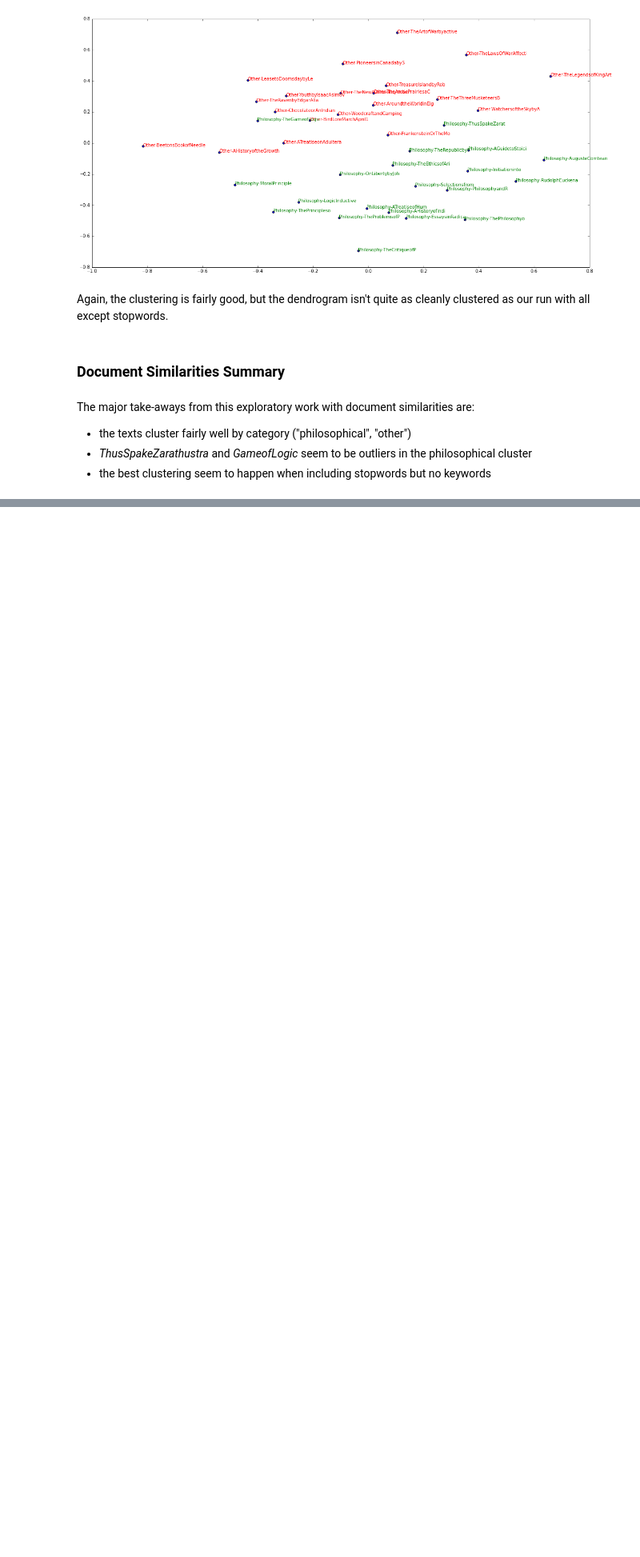
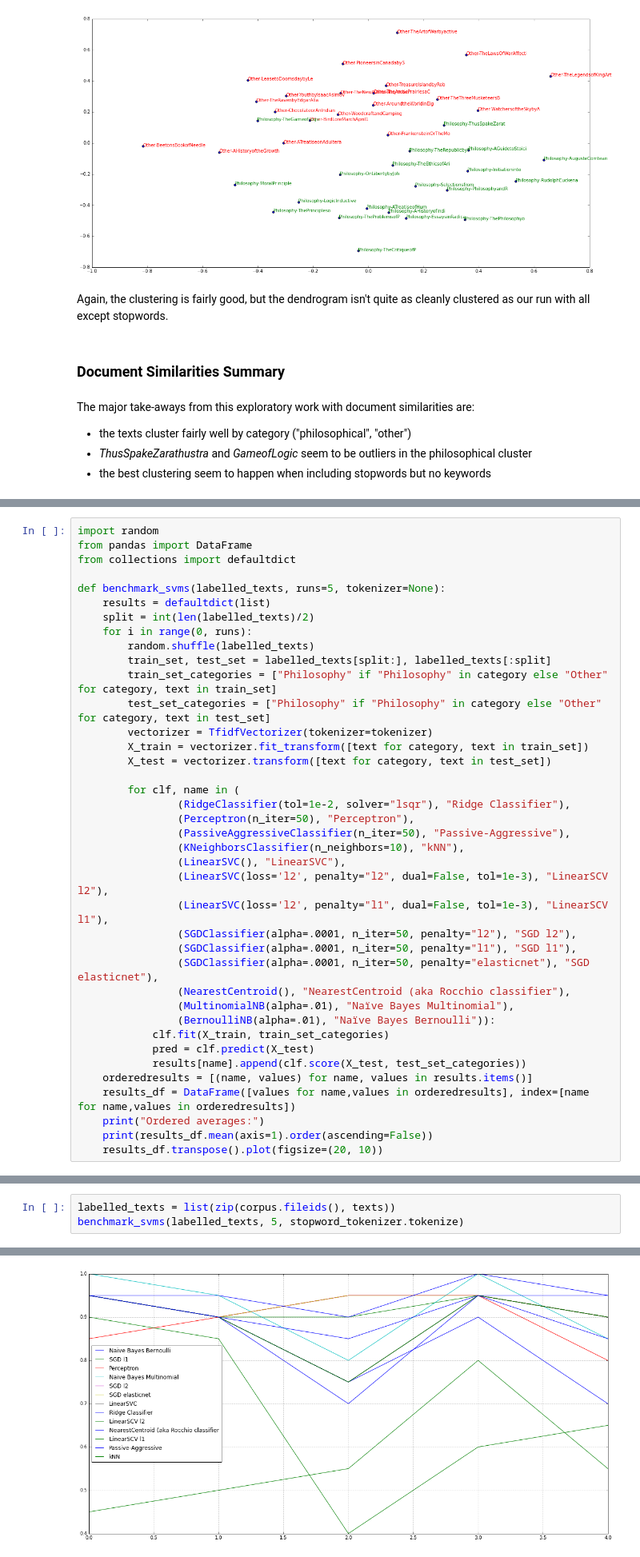
Before and after one commit to htrc/ACS-TT, a Jupyter notebook: tools/notebooks/ClassifyingPhilosophicalText.ipynb, the cells around one changed output, grey strips where cells are left out. Shown at 80% size. Saved outputs shown, nothing was run; the diff lists cells and outputs as text; blank space fills up the shorter version.

```diff
--- a/tools/notebooks/ClassifyingPhilosophicalText.ipynb
+++ b/tools/notebooks/ClassifyingPhilosophicalText.ipynb
@@ -126,0 +130,39 @@ The major take-aways from this exploratory work with document similarities are:
+# %%
+import random
+from pandas import DataFrame
+from collections import defaultdict
+
+def benchmark_svms(labelled_texts, runs=5, tokenizer=None):
+    results = defaultdict(list)
+    split = int(len(labelled_texts)/2)
+    for i in range(0, runs):
+        random.shuffle(labelled_texts)
+        train_set, test_set = labelled_texts[split:], labelled_texts[:split]
+        train_set_categories = ["Philosophy" if "Philosophy" in category else "Other" for category, text in train_set]
+        test_set_categories = ["Philosophy" if "Philosophy" in category else "Other" for category, text in test_set]
+        vectorizer = TfidfVectorizer(tokenizer=tokenizer)
+        X_train = vectorizer.fit_transform([text for category, text in train_set])
+        X_test = vectorizer.transform([text for category, text in test_set])
+
+        for clf, name in (
+                (RidgeClassifier(tol=1e-2, solver="lsqr"), "Ridge Classifier"),
+                (Perceptron(n_iter=50), "Perceptron"),
+                (PassiveAggressiveClassifier(n_iter=50), "Passive-Aggressive"),
+                (KNeighborsClassifier(n_neighbors=10), "kNN"),
+                (LinearSVC(), "LinearSVC"),
+                (LinearSVC(loss='l2', penalty="l2", dual=False, tol=1e-3), "LinearSCV l2"),
+                (LinearSVC(loss='l2', penalty="l1", dual=False, tol=1e-3), "LinearSCV l1"),
+                (SGDClassifier(alpha=.0001, n_iter=50, penalty="l2"), "SGD l2"),
+                (SGDClassifier(alpha=.0001, n_iter=50, penalty="l1"), "SGD l1"),
+                (SGDClassifier(alpha=.0001, n_iter=50, penalty="elasticnet"), "SGD elasticnet"),
+                (NearestCentroid(), "NearestCentroid (aka Rocchio classifier"),
+                (MultinomialNB(alpha=.01), "Naïve Bayes Multinomial"),
+                (BernoulliNB(alpha=.01), "Naïve Bayes Bernoulli")):
+            clf.fit(X_train, train_set_categories)
+            pred = clf.predict(X_test)
+            results[name].append(clf.score(X_test, test_set_categories))
+    orderedresults = [(name, values) for name, values in results.items()]
+    results_df = DataFrame([values for name,values in orderedresults], index=[name for name,values in orderedresults])
+    print("Ordered averages:")
+    print(results_df.mean(axis=1).order(ascending=False))
+    results_df.transpose().plot(figsize=(20, 10))
@@ -126,0 +171,4 @@ The major take-aways from this exploratory work with document similarities are:
+# %%
+labelled_texts = list(zip(corpus.fileids(), texts))
+benchmark_svms(labelled_texts, 5, stopword_tokenizer.tokenize)
+# %% [output]
@@ -126,0 +190 @@ The major take-aways from this exploratory work with document similarities are:
+[figure, added]
```
Also changed, not shown: parts of 12 cells of this notebook.
